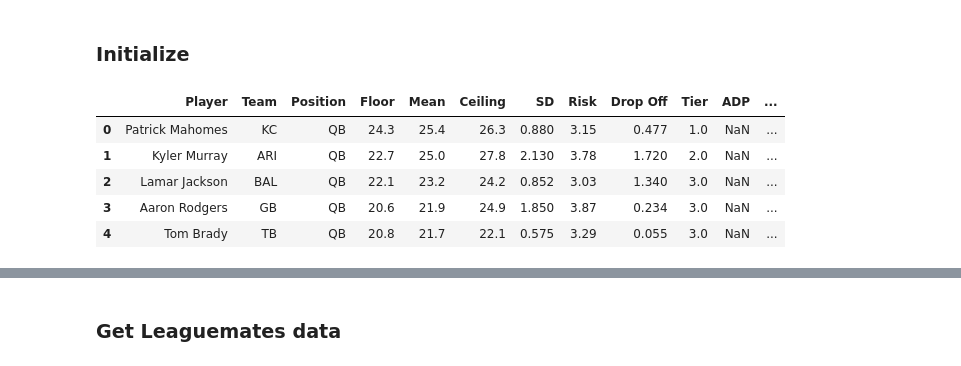
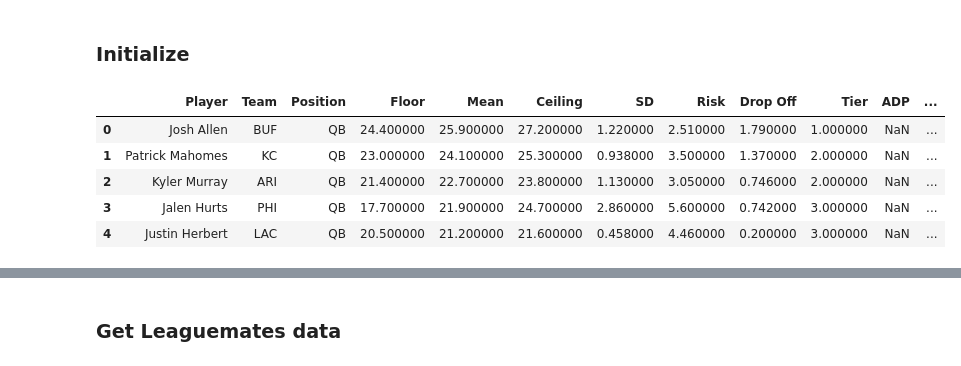
Before and after one commit to atran39/PokerstersFF, a Jupyter notebook: PokerstersFF.ipynb, the cells around one changed output, grey strips where cells are left out. Drawn from its saved outputs; the diff is of its cells as text; code cells hidden in the pictures.

```diff
--- a/PokerstersFF.ipynb
+++ b/PokerstersFF.ipynb
@@ -45,22 +27,22 @@ players = Players()
 # %%
 # import player projection data from spreadsheet
 with open('sleeper_players.pkl', 'wb') as file:
-    ffa_proj_df = pd.read_csv('ffa_all_week7_10-19-2021.txt', sep='\t', index_col=False)
+    ffa_proj_df = pd.read_csv('ffa_all_week8_10-26-2021.txt', sep='\t', index_col=False)
     ffa_proj_df['Player'] = ffa_proj_df['Player'].str.replace('.', '')
     ffa_proj_df['Player_Pos'] = ffa_proj_df['Player'] + ffa_proj_df['Position']
     # why is the abbr for vegas LVR rather than LV??? annoying
     ffa_proj_df['Team'].replace({'LVR': 'LV', 'JAC': 'JAX'}, inplace=True)
     # convert defense player names from common name to abbreviated to match sleeper
     ffa_proj_df.to_pickle('./ffa_proj.pkl')
 
 ffa_proj_df.head()
 # %% [output]
 |  | Player | Team | Position | Floor | Mean | Ceiling | SD | Risk | Drop Off | Tier | ADP | ... |
-| 0 | Patrick Mahomes | KC | QB | 24.3 | 25.4 | 26.3 | 0.880 | 3.15 | 0.477 | 1.0 | NaN | ... |
-| 1 | Kyler Murray | ARI | QB | 22.7 | 25.0 | 27.8 | 2.130 | 3.78 | 1.720 | 2.0 | NaN | ... |
-| 2 | Lamar Jackson | BAL | QB | 22.1 | 23.2 | 24.2 | 0.852 | 3.03 | 1.340 | 3.0 | NaN | ... |
-| 3 | Aaron Rodgers | GB | QB | 20.6 | 21.9 | 24.9 | 1.850 | 3.87 | 0.234 | 3.0 | NaN | ... |
-| 4 | Tom Brady | TB | QB | 20.8 | 21.7 | 22.1 | 0.575 | 3.29 | 0.055 | 3.0 | NaN | ... |
+| 0 | Josh Allen | BUF | QB | 24.400000 | 25.900000 | 27.200000 | 1.220000 | 2.510000 | 1.790000 | 1.000000 | NaN | ... |
+| 1 | Patrick Mahomes | KC | QB | 23.000000 | 24.100000 | 25.300000 | 0.938000 | 3.500000 | 1.370000 | 2.000000 | NaN | ... |
+| 2 | Kyler Murray | ARI | QB | 21.400000 | 22.700000 | 23.800000 | 1.130000 | 3.050000 | 0.746000 | 2.000000 | NaN | ... |
+| 3 | Jalen Hurts | PHI | QB | 17.700000 | 21.900000 | 24.700000 | 2.860000 | 5.600000 | 0.742000 | 3.000000 | NaN | ... |
+| 4 | Justin Herbert | LAC | QB | 20.500000 | 21.200000 | 21.600000 | 0.458000 | 4.460000 | 0.200000 | 3.000000 | NaN | ... |
 # %%
 # Import players from sleeper, run this block to get updated players data
 players_dict = players.get_all_players()
```
Also changed, not shown: parts of 19 cells of this notebook.
